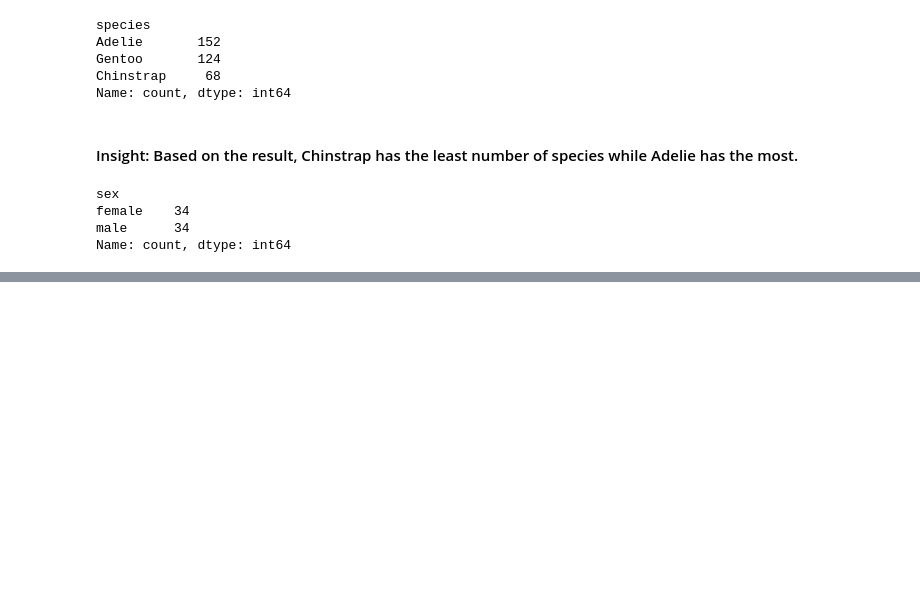
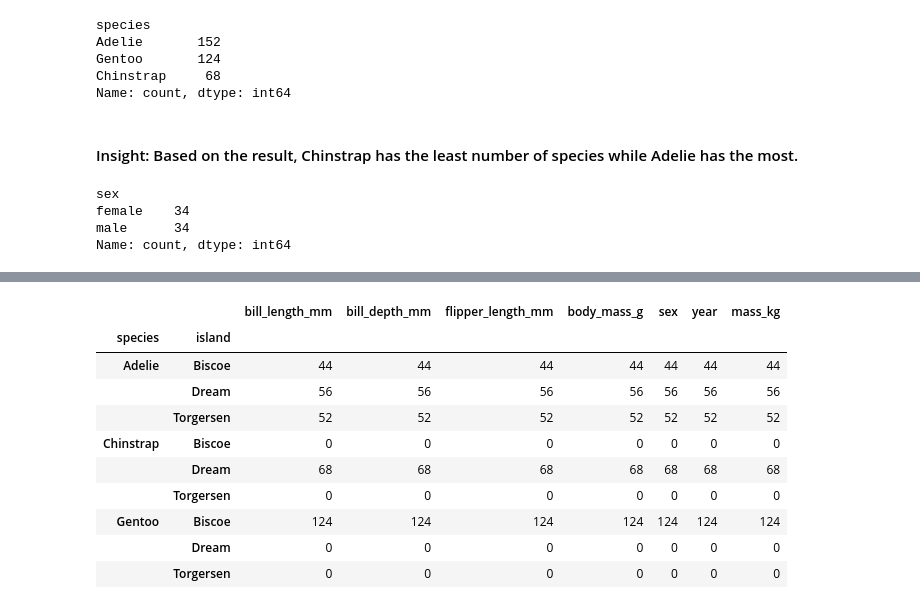
Before and after one commit to LuwhennLoren/sir-mesiera, a Jupyter notebook: Activity1.ipynb, the cells around one changed output, grey strips where cells are left out. Saved outputs shown, nothing was run; the diff lists cells and outputs as text; code cells hidden in the pictures; blank space fills up the shorter version.

```diff
--- a/Activity1.ipynb
+++ b/Activity1.ipynb
@@ -524,0 +529,16 @@ Name: count, dtype: int64
+# %%
+perisland = penguins.groupby(['species', 'island']).count()
+# %%
+perisland
+# %% [output]
+|  |  | bill_length_mm | bill_depth_mm | flipper_length_mm | body_mass_g | sex | year | mass_kg |
+| species | island |  |  |  |  |  |  |  |
+| Adelie | Biscoe | 44 | 44 | 44 | 44 | 44 | 44 | 44 |
+|  | Dream | 56 | 56 | 56 | 56 | 56 | 56 | 56 |
+|  | Torgersen | 52 | 52 | 52 | 52 | 52 | 52 | 52 |
+| Chinstrap | Biscoe | 0 | 0 | 0 | 0 | 0 | 0 | 0 |
+|  | Dream | 68 | 68 | 68 | 68 | 68 | 68 | 68 |
+|  | Torgersen | 0 | 0 | 0 | 0 | 0 | 0 | 0 |
+| Gentoo | Biscoe | 124 | 124 | 124 | 124 | 124 | 124 | 124 |
+|  | Dream | 0 | 0 | 0 | 0 | 0 | 0 | 0 |
+|  | Torgersen | 0 | 0 | 0 | 0 | 0 | 0 | 0 |
```
Also changed, not shown: parts of 26 cells of this notebook.
